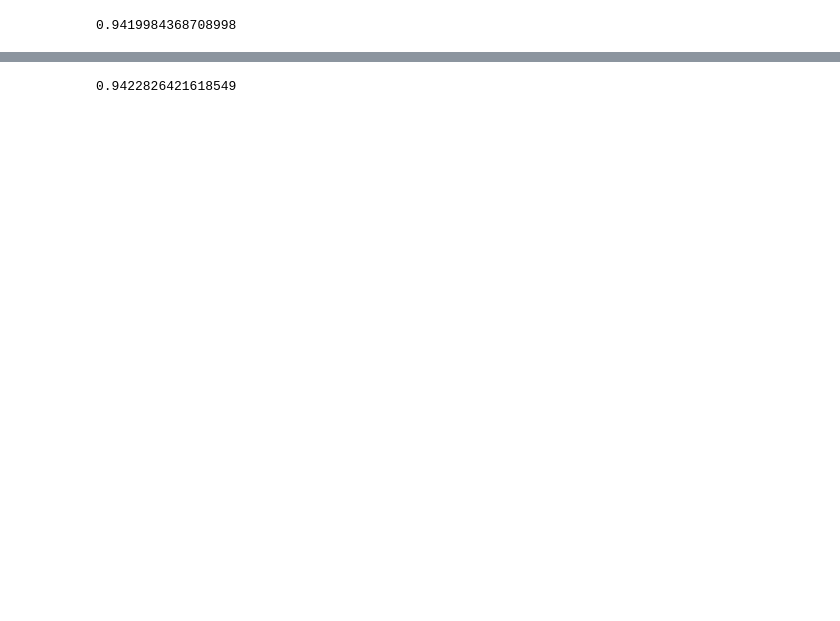
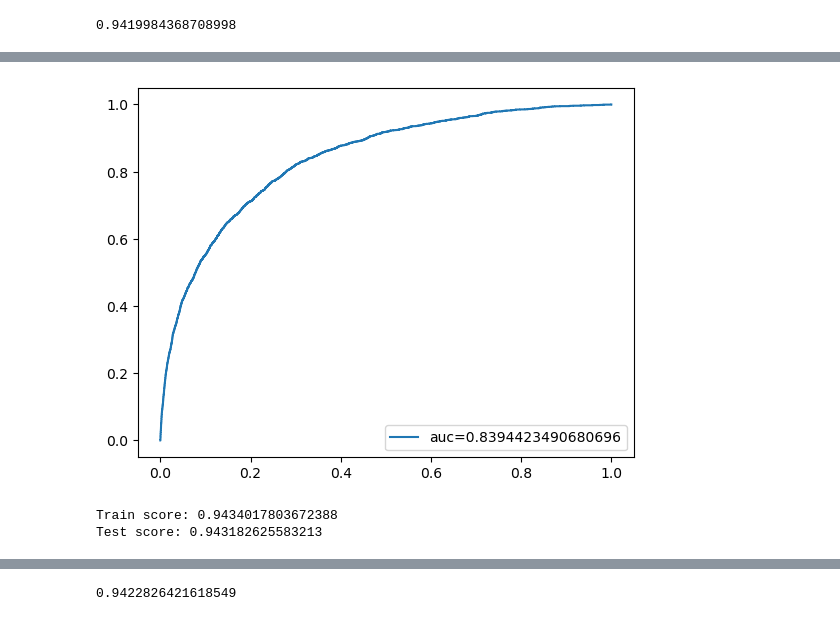
Before and after one commit to 00Fede/givemesomecredit, a Jupyter notebook: Model_Implementation_Training.ipynb, the cells around one changed output, grey strips where cells are left out. Cells and saved outputs as stored; diff of their text form; code cells hidden in the pictures; blank space fills up the shorter version.

Commit message:
baseline model

```diff
--- a/Model_Implementation_Training.ipynb
+++ b/Model_Implementation_Training.ipynb
@@ -85,0 +97,22 @@ dummy_clf.score(X_test, y_test)
+# %%
+# implement new logistic regression model, not XGB
+from sklearn.linear_model import LogisticRegression
+logreg = LogisticRegression()
+logreg.fit(X_train, y_train)
+
+y_pred_proba = logreg.predict_proba(X_test)[::,1]
+fpr, tpr, th = roc_curve(y_test,  y_pred_proba, pos_label=1)
+auc_metric = auc(fpr, tpr)
+
+plt.plot(fpr, tpr,label="auc="+str(auc_metric))
+plt.legend(loc=4)
+plt.show()
+# %% [output]
+[figure, added]
+# %%
+# score of the model
+print(f"Train score: {logreg.score(X_train, y_train)}")
+print(f"Test score: {logreg.score(X_test, y_test)}")
+# %% [output]
+Train score: 0.9434017803672388
+Test score: 0.943182625583213
```
Also changed, not shown: parts of 6 cells of this notebook.
